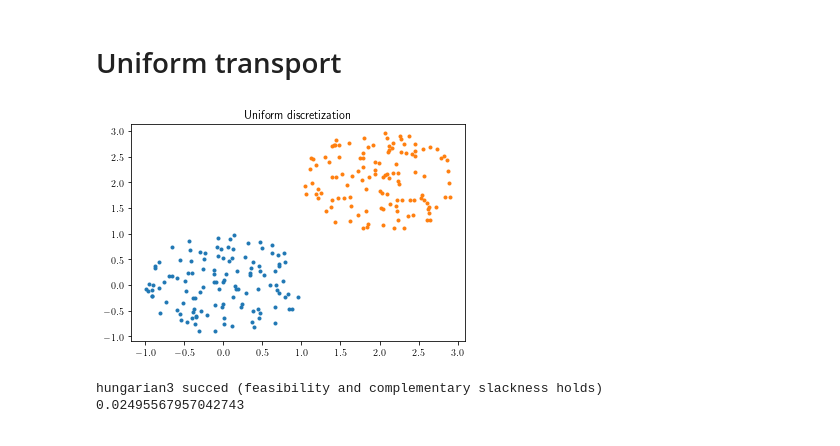
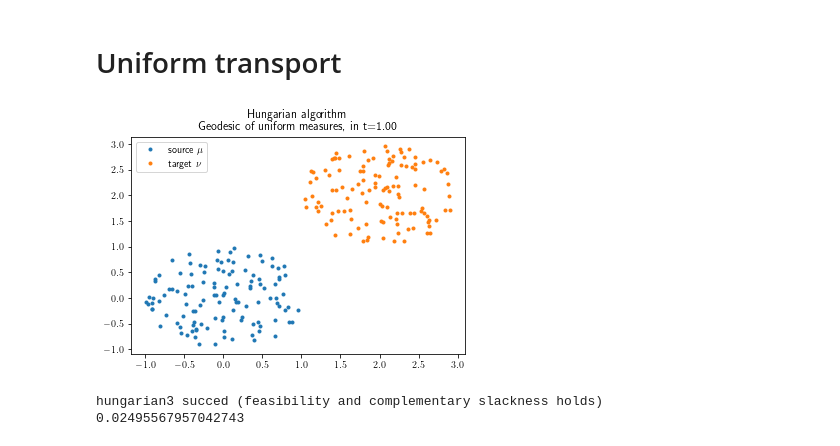
Before and after one commit to Benoit-Muller/Computational-Optimal-Transport, a Jupyter notebook: hungarian_analysis.ipynb, the cells around one changed output. Saved outputs shown, nothing was run; the diff lists cells and outputs as text; code cells hidden in the pictures.

```diff
--- a/hungarian_analysis.ipynb
+++ b/hungarian_analysis.ipynb
@@ -295,22 +300,24 @@ Using matplotlib backend: MacOSX
 # %%
 %matplotlib inline
 rng = np.random.default_rng(1234)
 d = 2
 n = 120
 
 mu, nu, C = uniform_disk_discretization(n,d,rng)
 shift=2
 nu = nu + shift
 
 
 if d==2:
     transport, W_true = lambda x: x+shift , 2*shift**2
     plt.plot(mu[:,0],mu[:,1],'.')
     plt.title("Uniform discretization")
     plt.plot(nu[:,0],nu[:,1],'.')
-    plt.title("Uniform discretization")
+    plt.title(f"Hungarian algorithm \n Geodesic of uniform measures, in t={t:.2f}")
+    plt.legend(["source $\mu$","target $\\nu$"])
+    plt.savefig(f"graphics/hungarian_uniformdiscretization.pdf")
 # %% [output]
-[figure, old version]
+[figure, new version]
 # %%
 row,x,phi,U,V, W_hungarian = hungarian3(C)
 print(W_hungarian)
```
Also changed, not shown: parts of 11 cells of this notebook, 36 other files.
